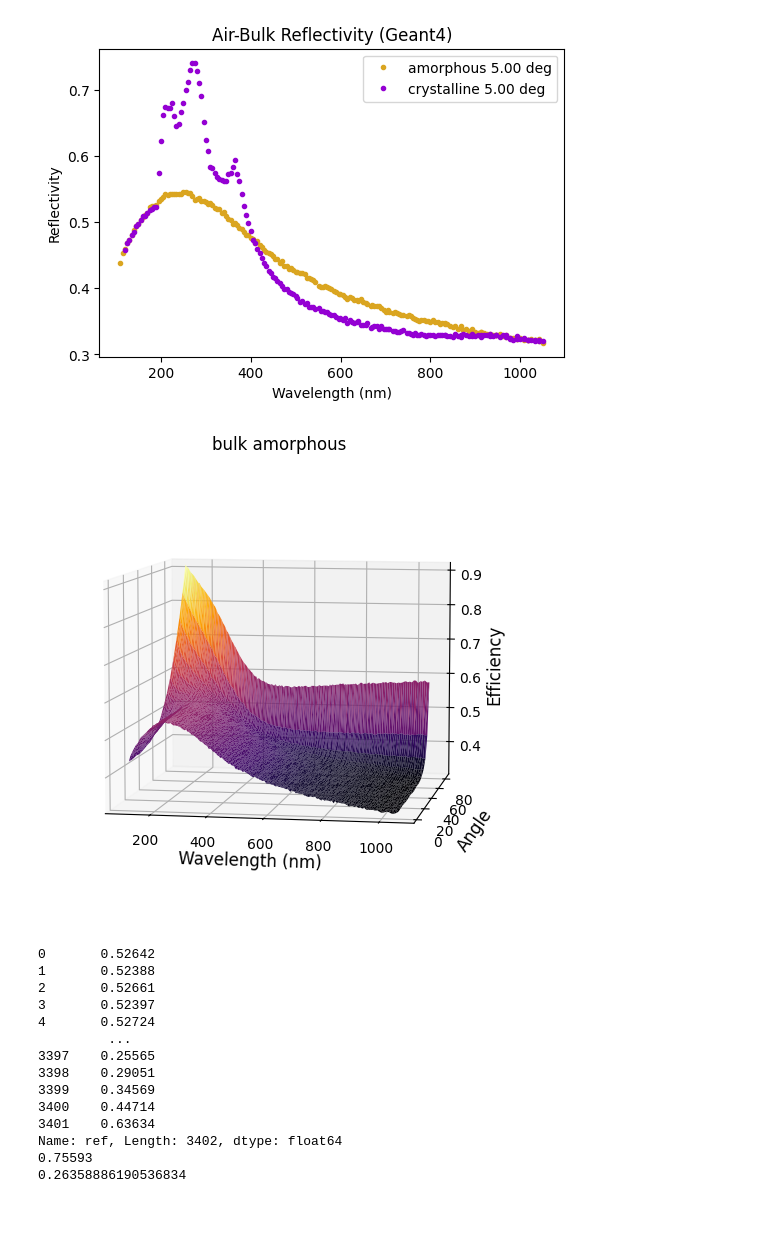
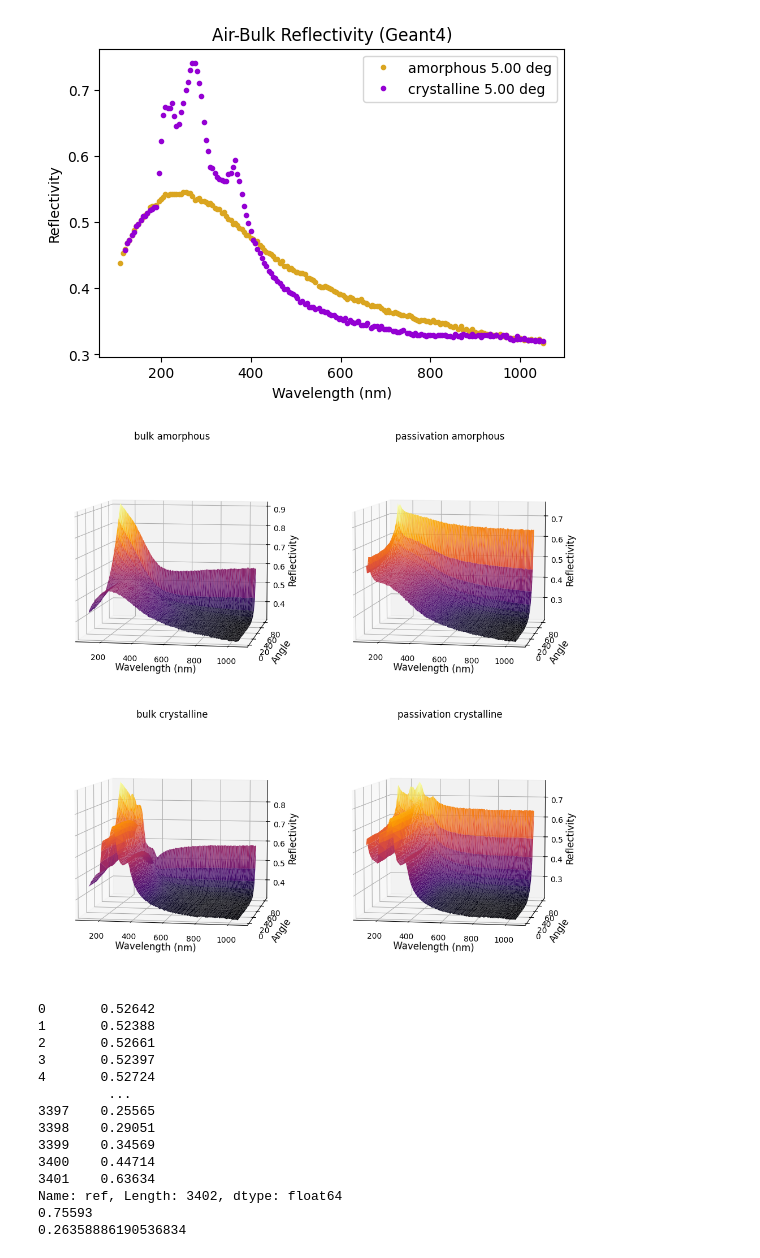
Before and after one commit to austindsc/PDEcorrection_g4_lolx, a Jupyter notebook: pythonScripts/doScaling_restartv35.ipynb, the cells around one changed output. Saved outputs shown, nothing was run; the diff lists cells and outputs as text; code cells hidden in the pictures; blank space fills up the shorter version.

```diff
--- a/pythonScripts/doScaling_restartv35.ipynb
+++ b/pythonScripts/doScaling_restartv35.ipynb
@@ -206,27 +206,53 @@ print()
  30.00001286 34.99998635 40.00001714 44.99999064 50.00002143 54.99999492
  60.00014031 64.99977003 69.9999727  75.00017538 79.9998051  85.00000778]
 [figure]
-# %%
-# %matplotlib widget
-from mpl_toolkits.mplot3d import Axes3D
-cmap = plt.cm.get_cmap('inferno')
-
-fig = plt.figure(figsize=(6, 6))
-ax = fig.add_subplot(111, projection='3d')
-
-ax.plot_trisurf(dfA.fPhotonWln, dfA.fAngle, dfA.ref, cmap=cmap, linewidth=0.2)
-
-ax.set_title(dfA["dfName"].values[0])
-ax.set_xlabel('Wavelength (nm)', fontsize=12)
-ax.set_ylabel('Angle', fontsize=12)
-ax.set_zlabel('Efficiency', fontsize=12)
-
-# Enable interactive rotation
-ax.view_init(elev=7, azim=-80)
-
-plt.show()
-# %% [output]
-[figure, removed]
+# %%
+# %matplotlib widget
+from mpl_toolkits.mplot3d import Axes3D
+cmap = plt.colormaps.get_cmap('inferno')
+
+fig = plt.figure(figsize=(10, 10))
+
+# Plot for dfA
+ax1 = fig.add_subplot(2, 2, 1, projection='3d')
+ax1.plot_trisurf(dfA.fPhotonWln, dfA.fAngle, dfA.ref, cmap=cmap, linewidth=0.2)
+ax1.set_title(dfA["dfName"].values[0])
+ax1.set_xlabel('Wavelength (nm)', fontsize=12)
+ax1.set_ylabel('Angle', fontsize=12)
+ax1.set_zlabel('Reflectivity', fontsize=12)
+ax1.view_init(elev=7, azim=-80)
+
+# Plot for dfB
+ax2 = fig.add_subplot(2, 2, 2, projection='3d')
+ax2.plot_trisurf(dfB.fPhotonWln, dfB.fAngle, dfB.ref, cmap=cmap, linewidth=0.2)
+ax2.set_title(dfB["dfName"].values[0])
+ax2.set_xlabel('Wavelength (nm)', fontsize=12)
+ax2.set_ylabel('Angle', fontsize=12)
+ax2.set_zlabel('Reflectivity', fontsize=12)
+ax2.view_init(elev=7, azim=-80)
+
+# Plot for dfC
+ax3 = fig.add_subplot(2, 2, 3, projection='3d')
+ax3.plot_trisurf(dfC.fPhotonWln, dfC.fAngle, dfC.ref, cmap=cmap, linewidth=0.2)
+ax3.set_title(dfC["dfName"].values[0])
+ax3.set_xlabel('Wavelength (nm)', fontsize=12)
+ax3.set_ylabel('Angle', fontsize=12)
+ax3.set_zlabel('Reflectivity', fontsize=12)
+ax3.view_init(elev=7, azim=-80)
+
+# Plot for dfD
+ax4 = fig.add_subplot(2, 2, 4, projection='3d')
+ax4.plot_trisurf(dfD.fPhotonWln, dfD.fAngle, dfD.ref, cmap=cmap, linewidth=0.2)
+ax4.set_title(dfD["dfName"].values[0])
+ax4.set_xlabel('Wavelength (nm)', fontsize=12)
+ax4.set_ylabel('Angle', fontsize=12)
+ax4.set_zlabel('Reflectivity', fontsize=12)
+ax4.view_init(elev=7, azim=-80)
+
+plt.tight_layout()
+plt.show()
+# %% [output]
+[figure, added]
 # %%
 # to find what you want
 closestAngle = lambda df, angle: df["fAngle"].unique()[np.abs(df["fAngle"].unique() - angle).argmin()]
```
Also changed, not shown: parts of 6 cells of this notebook, 15 other files.
